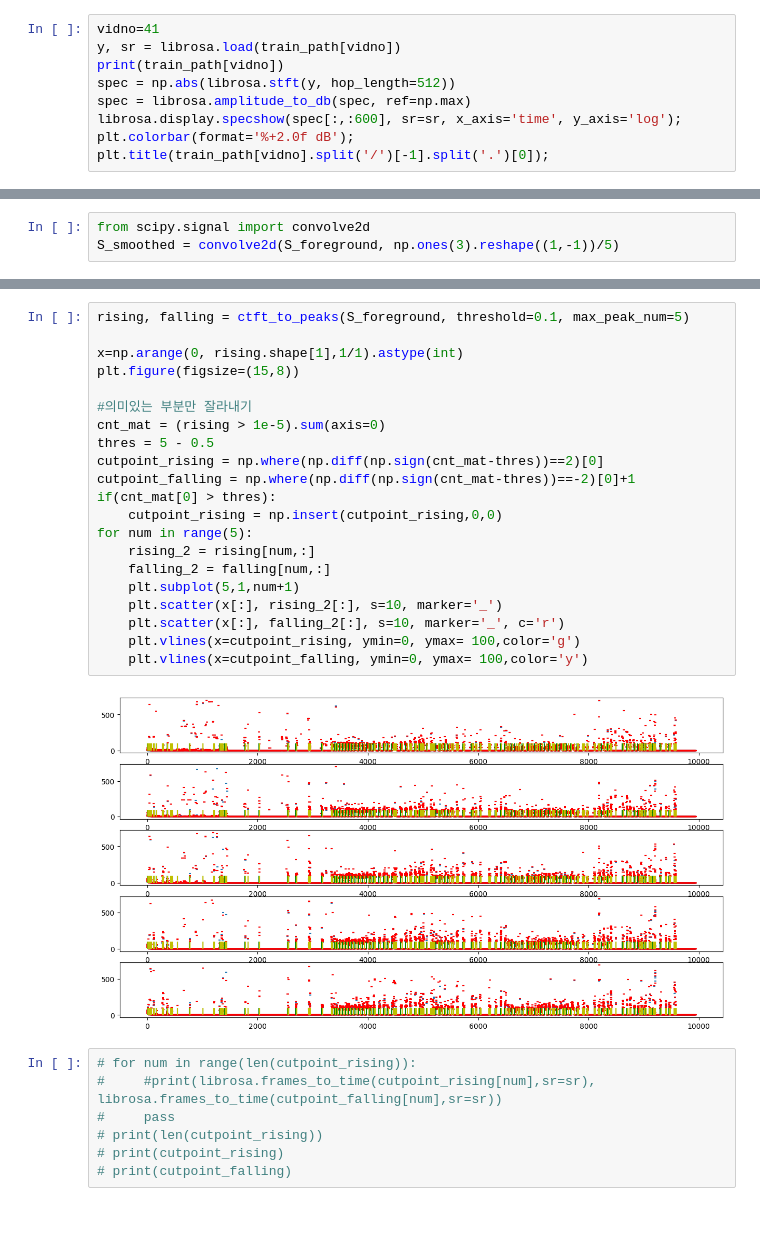
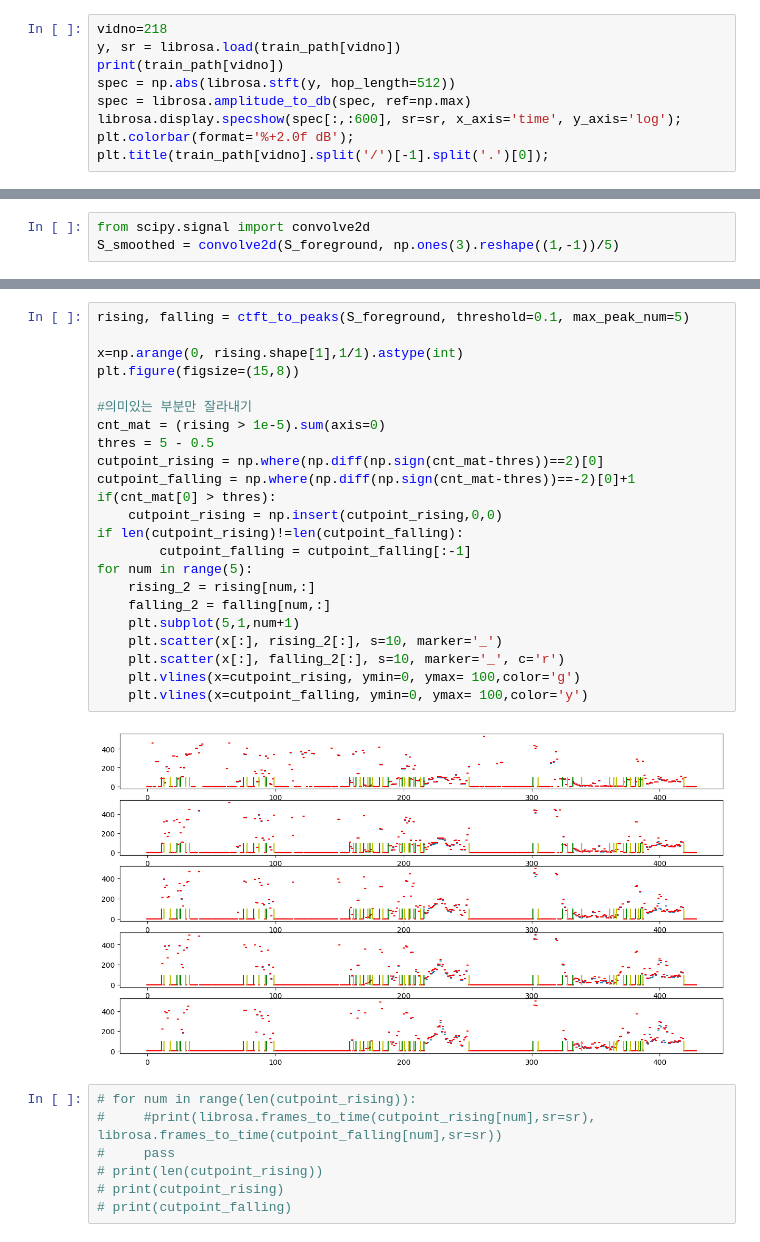
Before and after one commit to lukekim420/catclass, a Jupyter notebook: eda.ipynb, the cells around one changed output, grey strips where cells are left out. Saved outputs shown, nothing was run; the diff lists cells and outputs as text.

```diff
--- a/eda.ipynb
+++ b/eda.ipynb
@@ -62,5 +72,5 @@ for folder in train_folder:
 # %%
-vidno=41
+vidno=218
 y, sr = librosa.load(train_path[vidno])
 print(train_path[vidno])
 spec = np.abs(librosa.stft(y, hop_length=512))
@@ -161,26 +171,28 @@ librosa.display.specshow(librosa.amplitude_to_db(S_smoothed, ref=np.max),
 # %%
 rising, falling = ctft_to_peaks(S_foreground, threshold=0.1, max_peak_num=5)
 
 x=np.arange(0, rising.shape[1],1/1).astype(int)
 plt.figure(figsize=(15,8))
 
 #의미있는 부분만 잘라내기
 cnt_mat = (rising > 1e-5).sum(axis=0)
 thres = 5 - 0.5
 cutpoint_rising = np.where(np.diff(np.sign(cnt_mat-thres))==2)[0]
 cutpoint_falling = np.where(np.diff(np.sign(cnt_mat-thres))==-2)[0]+1
 if(cnt_mat[0] > thres):
     cutpoint_rising = np.insert(cutpoint_rising,0,0)
+if len(cutpoint_rising)!=len(cutpoint_falling):
+        cutpoint_falling = cutpoint_falling[:-1]
 for num in range(5):
     rising_2 = rising[num,:]
     falling_2 = falling[num,:]
     plt.subplot(5,1,num+1)
     plt.scatter(x[:], rising_2[:], s=10, marker='_')
     plt.scatter(x[:], falling_2[:], s=10, marker='_', c='r')
     plt.vlines(x=cutpoint_rising, ymin=0, ymax= 100,color='g')
     plt.vlines(x=cutpoint_falling, ymin=0, ymax= 100,color='y')
 # %% [output]
-[figure, old version]
+[figure, new version]
 # %%
 # for num in range(len(cutpoint_rising)):
 #     #print(librosa.frames_to_time(cutpoint_rising[num],sr=sr), librosa.frames_to_time(cutpoint_falling[num],sr=sr))
```
Also changed, not shown: parts of 15 cells of this notebook, 4 other files.
